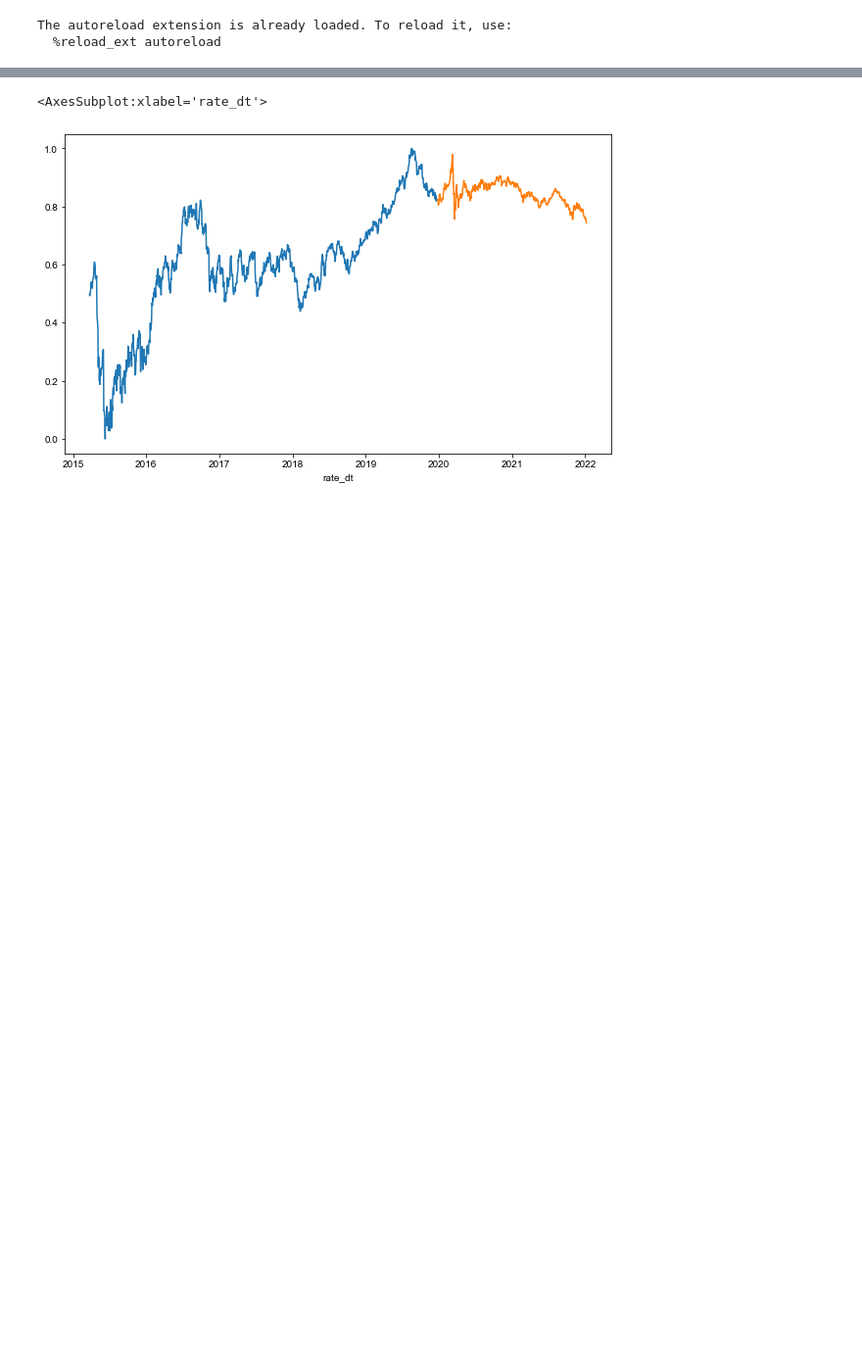
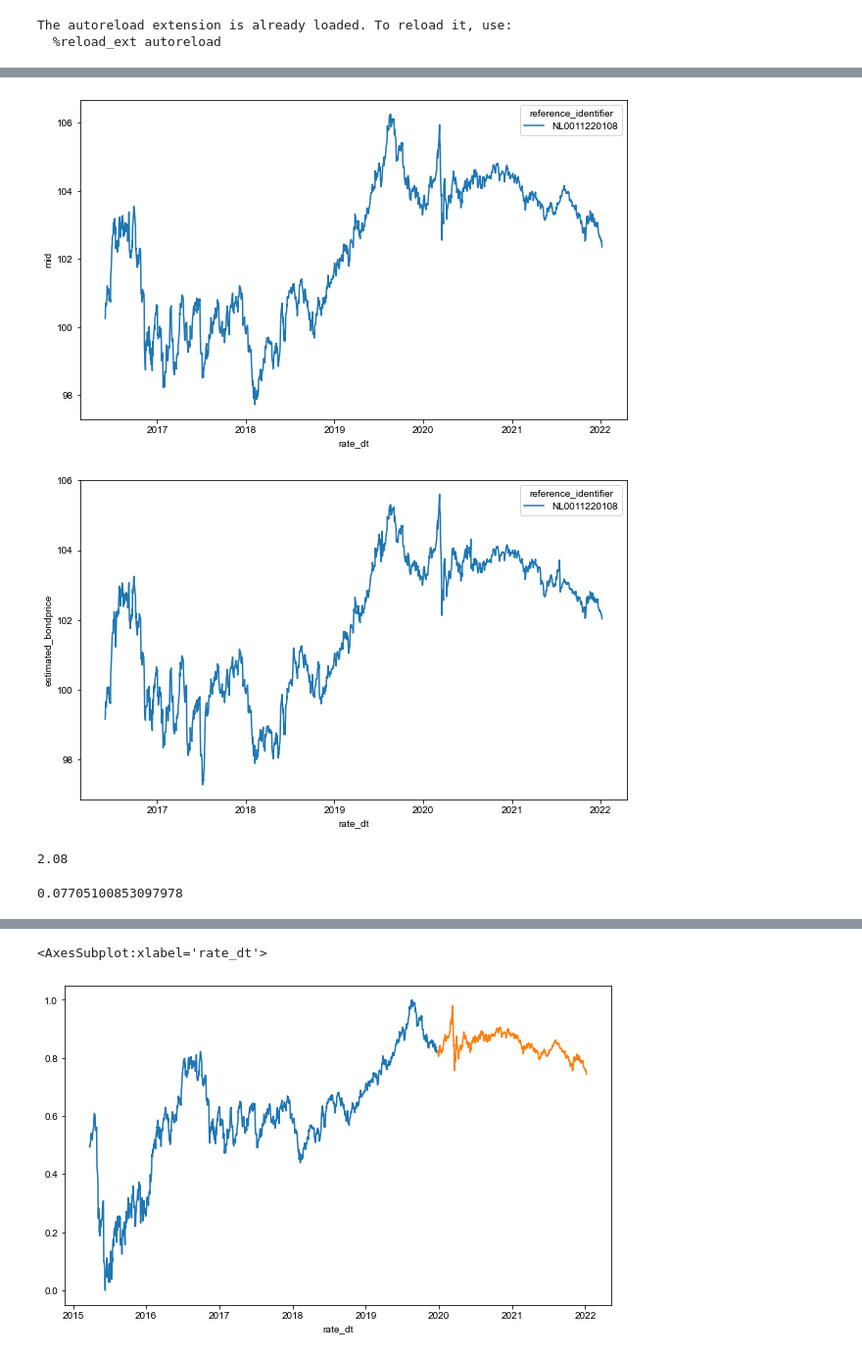
Before and after one commit to Merijn68/BondTrading, a Jupyter notebook: 05_adding_feartures.ipynb, the cells around one changed output, grey strips where cells are left out. Shown at 98% size. Saved outputs shown, nothing was run; the diff lists cells and outputs as text; code cells hidden in the pictures; blank space fills up the shorter version.

```diff
--- a/05_adding_feartures.ipynb
+++ b/05_adding_feartures.ipynb
@@ -55,0 +155,14 @@ df_isin = df_isin[['mid','remain_duration']]
+# %%
+ax = visualize.lineplot(df_isin,x = 'rate_dt', y = 'mid',hue = 'reference_identifier', figurepath = Path("reports/figures"), name = 'timeseries traintestsplit')
+ax = visualize.lineplot(df_isin,x = 'rate_dt', y = 'estimated_bondprice',hue = 'reference_identifier', figurepath = Path("reports/figures"), name = 'timeseries traintestsplit')
+# %% [output]
+[figure, added]
+[figure, added]
+# %%
+(1 + ytm) / coupon_rate
+# %% [output]
+2.08
+# %%
+pow(2.08,-3.5)
+# %% [output]
+0.07705100853097978
```
Also changed, not shown: parts of 21 cells of this notebook, 12 other files.
